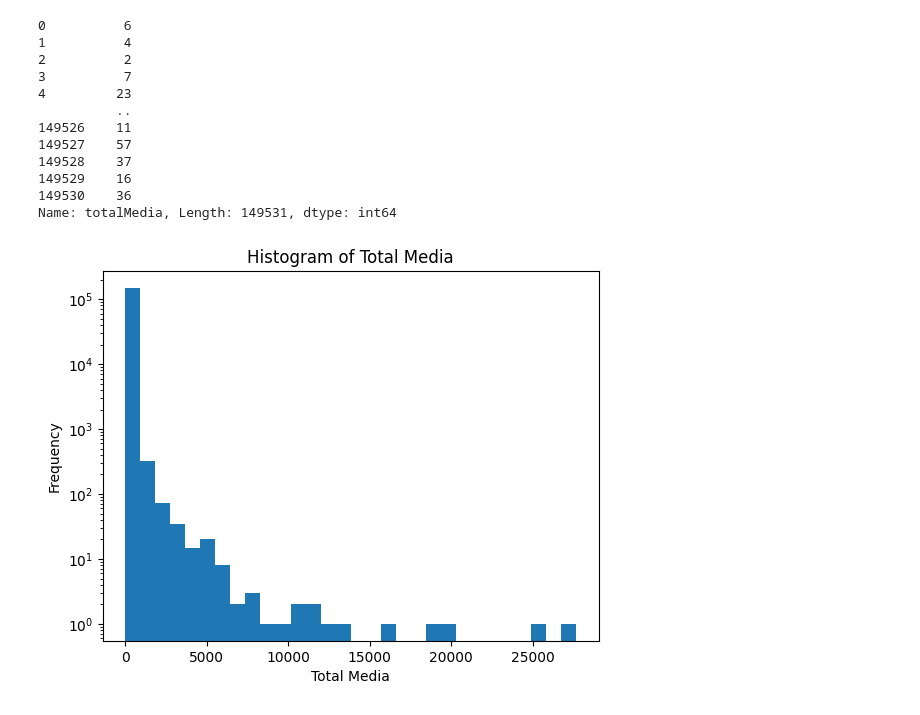
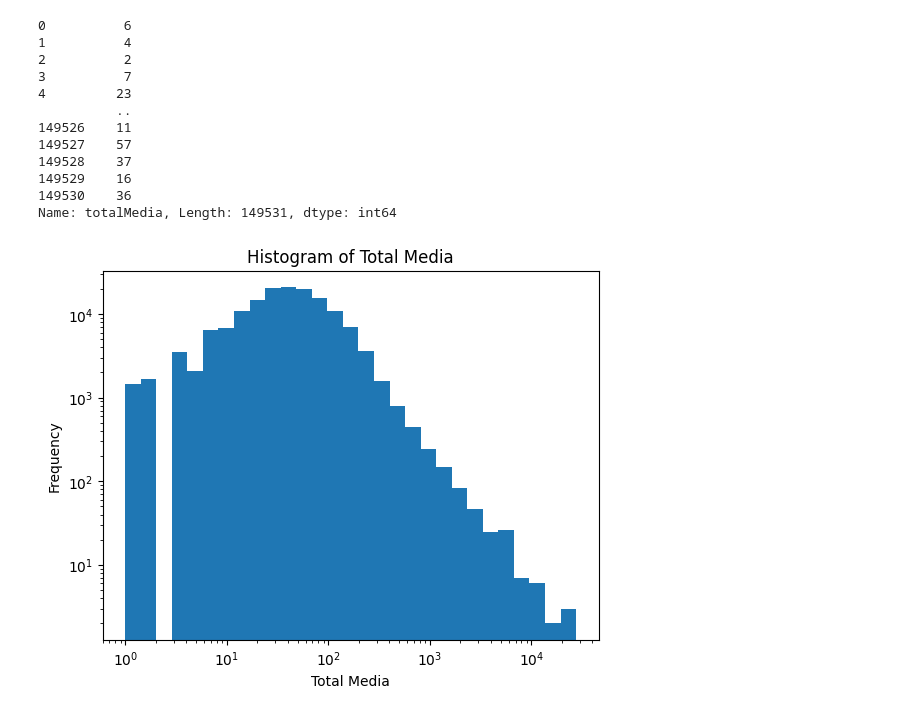
Before and after one commit to ChefBB/dm2_project, a Jupyter notebook: feature_merge_bruno.ipynb, the cells around one changed output. Saved outputs shown, nothing was run; the diff lists cells and outputs as text; code cells hidden in the pictures.

```diff
--- a/feature_merge_bruno.ipynb
+++ b/feature_merge_bruno.ipynb
@@ -35,12 +35,16 @@ df['totalMedia']
 Name: totalMedia, Length: 149531, dtype: int64
 # %%
 import matplotlib.pyplot as plt
+import numpy as np
 
-df['totalMedia'].plot.hist(bins=30)
+plt.hist(df['totalMedia'],
+         bins=np.logspace(np.log10(df['totalMedia'].min()+1),
+         np.log10(df['totalMedia'].max()), 30), log=True)
+plt.xscale('log')
 plt.title('Histogram of Total Media')
 plt.xlabel('Total Media')
 plt.ylabel('Frequency')
-plt.yscale('log')
+# plt.yscale('log')
 plt.show()
 # %% [output]
-[figure, old version]
+[figure, new version]
```
Also changed, not shown: parts of 5 cells of this notebook, 4 other files.
